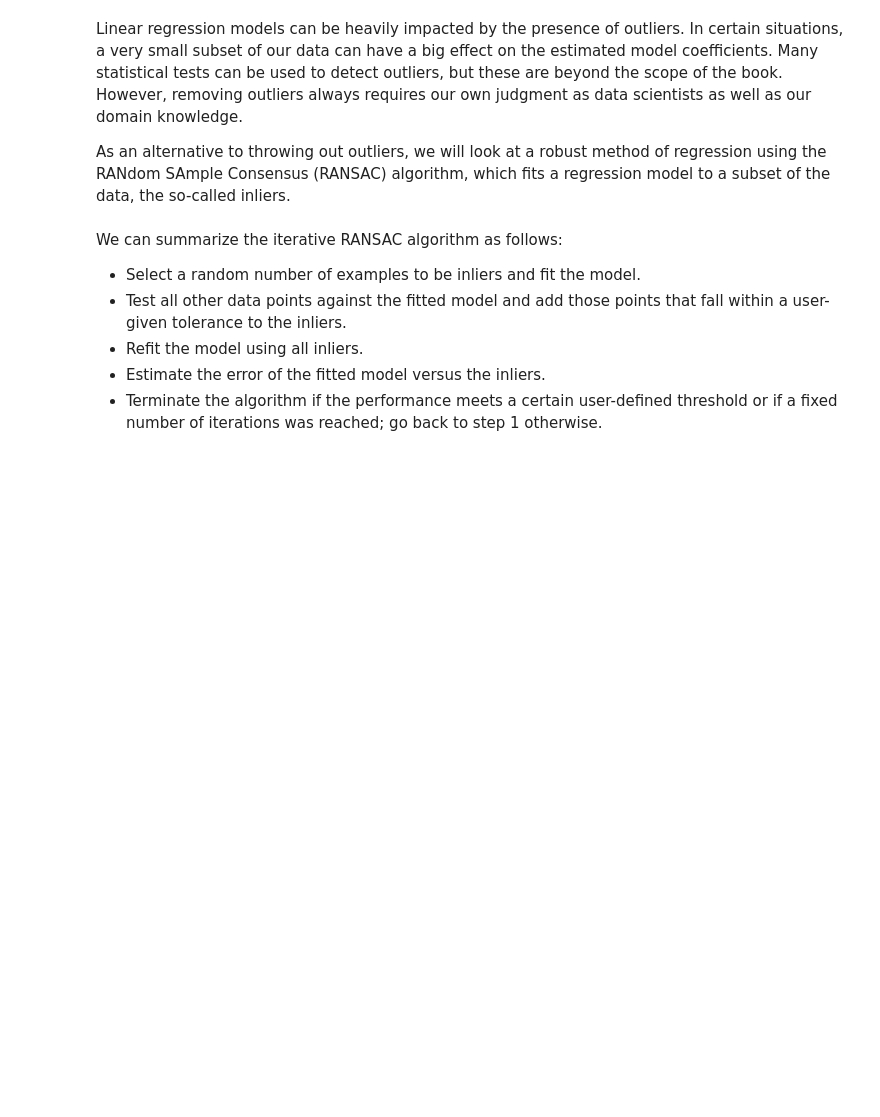
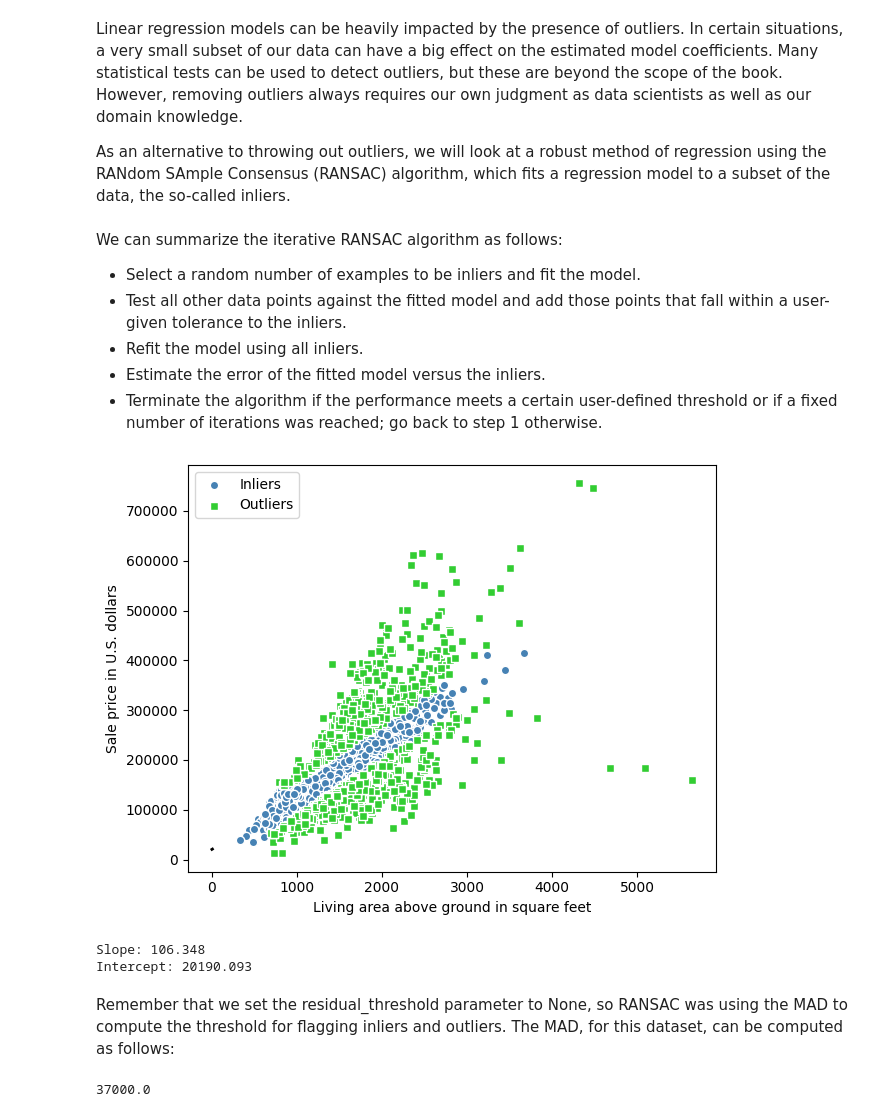
Before and after one commit to andysingal/machine-learning, a Jupyter notebook: Advanced_Linear_Regression_.ipynb, the cells around one changed output. Drawn from its saved outputs; the diff is of its cells as text; code cells hidden in the pictures; blank space fills up the shorter version.

```diff
--- a/Advanced_Linear_Regression_.ipynb
+++ b/Advanced_Linear_Regression_.ipynb
@@ -282,3 +282,53 @@ We can summarize the iterative RANSAC algorithm as follows:
 - Refit the model using all inliers.
 - Estimate the error of the fitted model versus the inliers.
 - Terminate the algorithm if the performance meets a certain user-defined threshold or if a fixed number of iterations was reached; go back to step 1 otherwise.
+# %%
+from sklearn.linear_model import RANSACRegressor
+
+
+ransac = RANSACRegressor(LinearRegression(),
+                         max_trials=100, # default
+                         min_samples=0.95,
+                         loss='absolute_error', # default
+                         residual_threshold=None, # default
+                         random_state=123)
+
+
+ransac.fit(X, y)
+
+inlier_mask = ransac.inlier_mask_
+outlier_mask = np.logical_not(inlier_mask)
+
+line_X = np.arange(3, 10, 1)
+line_y_ransac = ransac.predict(line_X[:, np.newaxis])
+plt.scatter(X[inlier_mask], y[inlier_mask],
+            c='steelblue', edgecolor='white',
+            marker='o', label='Inliers')
+plt.scatter(X[outlier_mask], y[outlier_mask],
+            c='limegreen', edgecolor='white',
+            marker='s', label='Outliers')
+plt.plot(line_X, line_y_ransac, color='black', lw=2)
+plt.xlabel('Living area above ground in square feet')
+plt.ylabel('Sale price in U.S. dollars')
+plt.legend(loc='upper left')
+
+plt.tight_layout()
+#plt.savefig('figures/09_09.png', dpi=300)
+plt.show()
+# %% [output]
+[figure, added]
+# %%
+print(f'Slope: {ransac.estimator_.coef_[0]:.3f}')
+print(f'Intercept: {ransac.estimator_.intercept_:.3f}')
+# %% [output]
+Slope: 106.348
+Intercept: 20190.093
+# %% [markdown]
+Remember that we set the residual_threshold parameter to None, so RANSAC was using the MAD to compute the threshold for flagging inliers and outliers. The MAD, for this dataset, can be computed as follows:
+# %%
+def median_absolute_deviation(data):
+    return np.median(np.abs(data - np.median(data)))
+
+median_absolute_deviation(y)
+# %% [output]
+37000.0
```
Also changed, not shown: parts of 2 cells of this notebook.
